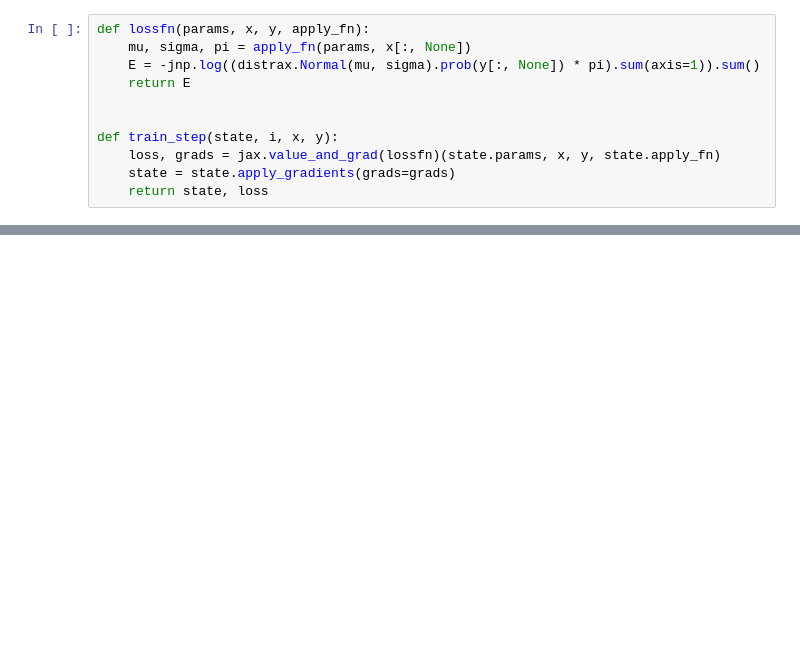
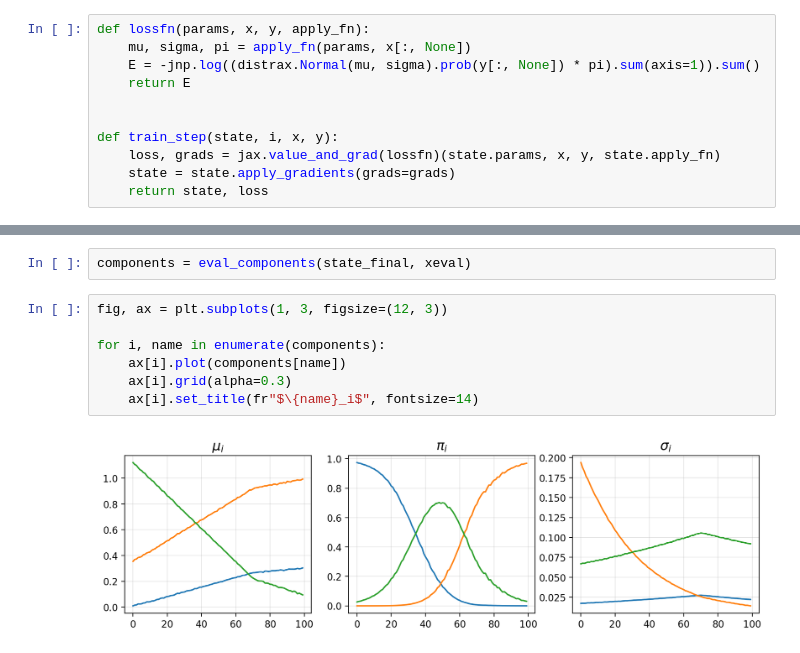
Before and after one commit to gerdm/deep-learning-bishop, a Jupyter notebook: ch06-deep-neural-networks/mixture-density-network.ipynb, the cells around one changed output, grey strips where cells are left out. Drawn from its saved outputs; the diff is of its cells as text; blank space fills up the shorter version.

```diff
--- a/ch06-deep-neural-networks/mixture-density-network.ipynb
+++ b/ch06-deep-neural-networks/mixture-density-network.ipynb
@@ -172,0 +191,11 @@ plt.colorbar();
+# %%
+components = eval_components(state_final, xeval)
+# %%
+fig, ax = plt.subplots(1, 3, figsize=(12, 3))
+
+for i, name in enumerate(components):
+    ax[i].plot(components[name])
+    ax[i].grid(alpha=0.3)
+    ax[i].set_title(fr"$\{name}_i$", fontsize=14)
+# %% [output]
+[figure, added]
```
Also changed, not shown: parts of 10 cells of this notebook.
